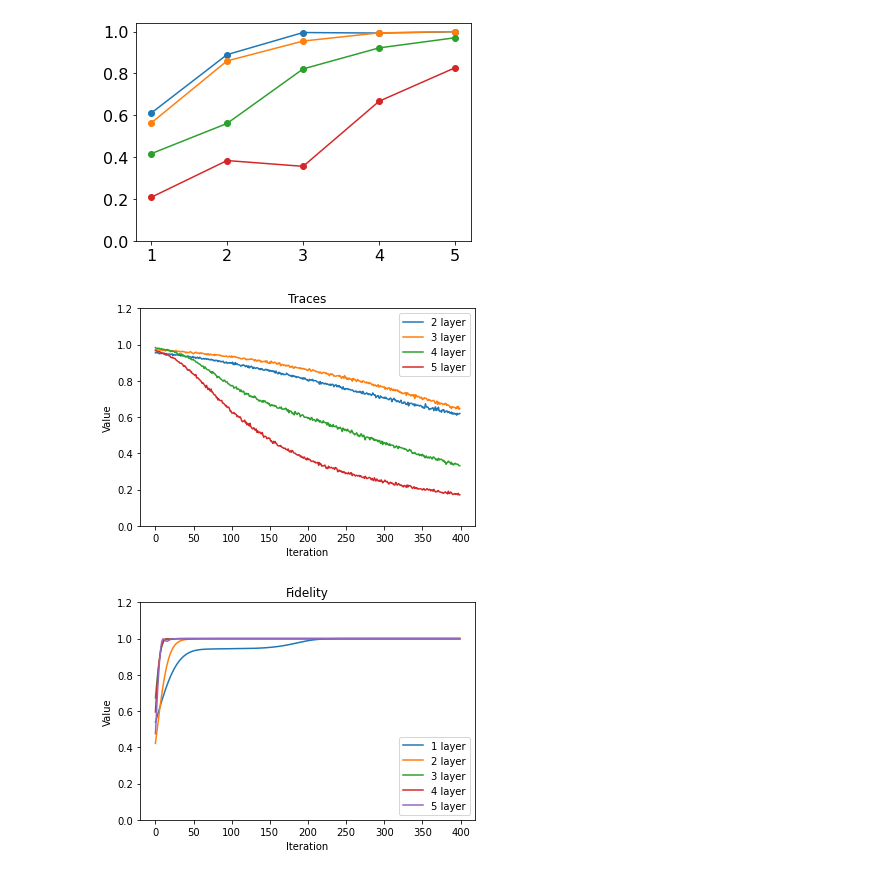
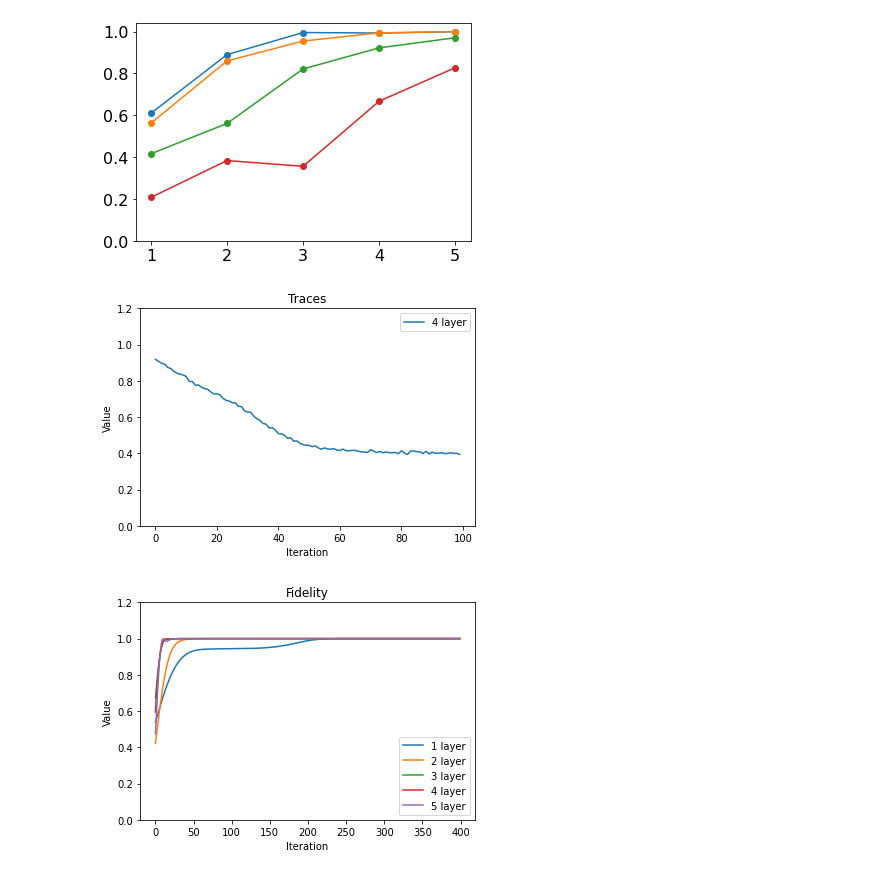
Before and after one commit to vutuanhai237/UC-VQA, a Jupyter notebook: codes/tomography/plot_compareW.ipynb, the cells around one changed output. Saved outputs shown, nothing was run; the diff lists cells and outputs as text; code cells hidden in the pictures.

```diff
--- a/codes/tomography/plot_compareW.ipynb
+++ b/codes/tomography/plot_compareW.ipynb
@@ -140,7 +140,7 @@ plt.show()
 # %%
 ansatz = 'wchain'
 qubits = [2, 3, 4, 5, 6]
-i = 5  # num layer
+i = 2  # num layer
 for optimizer in ['sgd', 'adam', 'qng']:
 
     fidelitiess = []
@@ -264,20 +264,20 @@ plt.show()
 # %%
 tracess = []
 
-for i in range(2, 6):
-    path = "../../experiments/tomography/tomography_walltoall_" + \
-        str(i) + '/' + str(5) + '/loss_values.csv'
+for i in range(4, 5):
+    path = "../../experiments/tomography/tomography_wchain_" + \
+        str(1) + '/' + str(i) + '/loss_values_adam.csv'
     loss_values = pd.read_csv(path, sep=",", header=None)
-    plt.plot(loss_values, label=str(i) + ' layer')
+    plt.plot(loss_values[:100], label=str(i) + ' layer')
 
 plt.xlabel('Iteration')
 plt.yticks(np.arange(0, 1.4, 0.2))
 plt.ylabel('Value')
 plt.title('Traces')
 plt.legend()
 plt.show()
 # %% [output]
-[figure, old version]
+[figure, new version]
 # %%
 tracess = []
 optimizer = 'adam'
```
Also changed, not shown: parts of 1 cell of this notebook, 14 other files.
